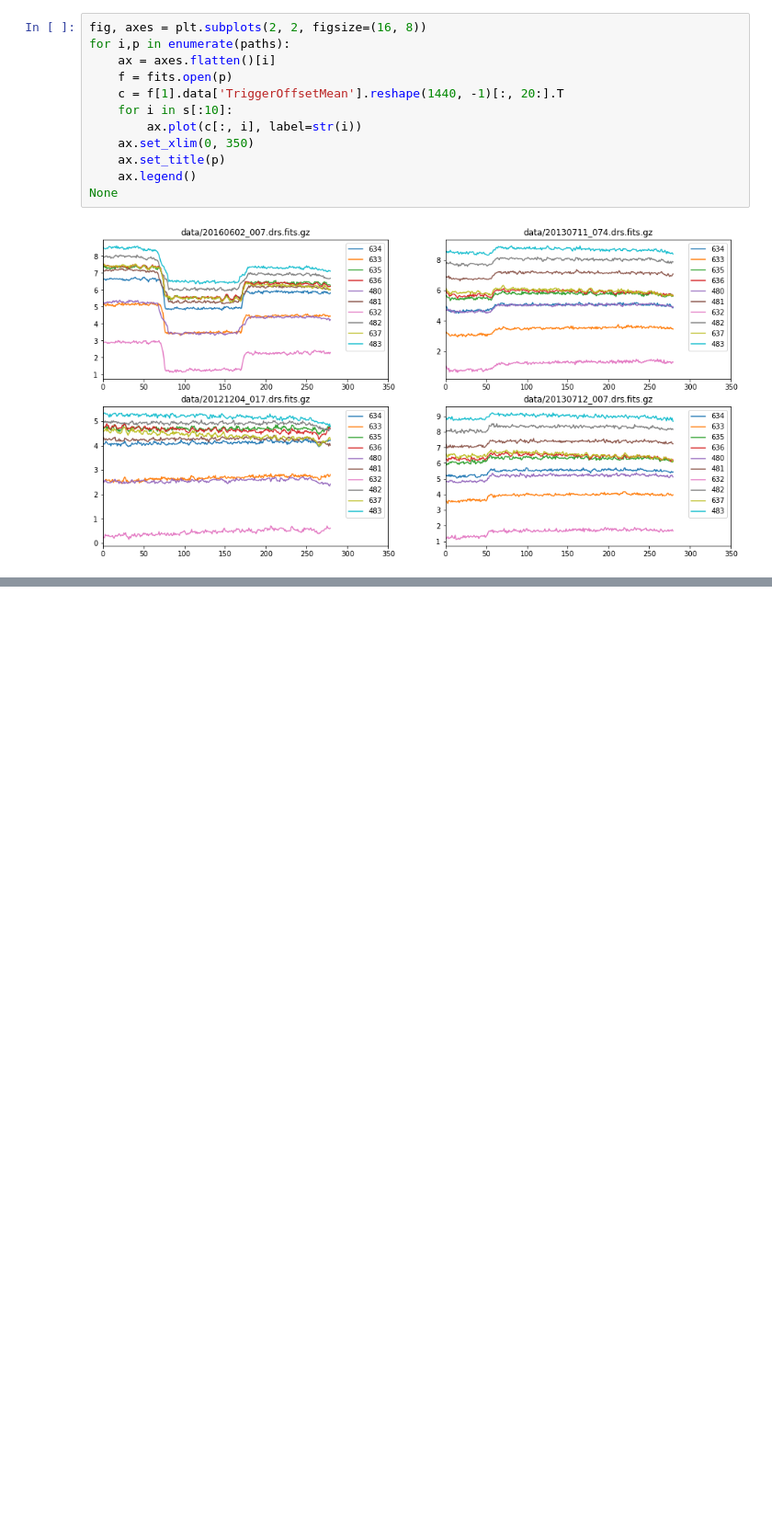
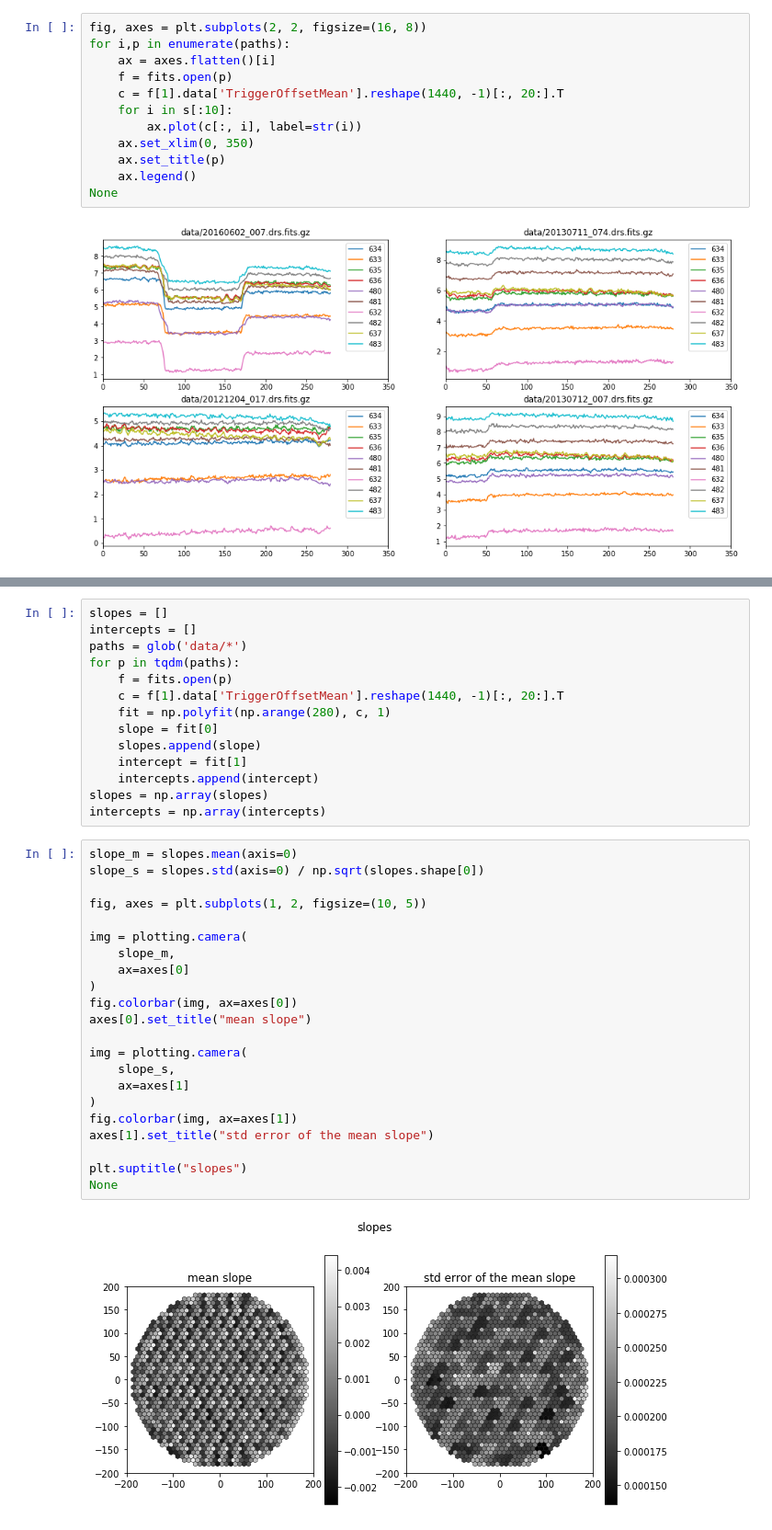
Before and after one commit to dneise/trigger_offset_study, a Jupyter notebook: average_spike_height.ipynb, the cells around one changed output, grey strips where cells are left out. Shown at 92% size. Saved outputs shown, nothing was run; the diff lists cells and outputs as text; blank space fills up the shorter version.

Commit message:
add slope and intercept study

```diff
--- a/average_spike_height.ipynb
+++ b/average_spike_height.ipynb
@@ -105,0 +119,38 @@ None
+# %%
+slopes = []
+intercepts = []
+paths = glob('data/*')
+for p in tqdm(paths):
+    f = fits.open(p)
+    c = f[1].data['TriggerOffsetMean'].reshape(1440, -1)[:, 20:].T
+    fit = np.polyfit(np.arange(280), c, 1)
+    slope = fit[0]
+    slopes.append(slope)
+    intercept = fit[1]
+    intercepts.append(intercept)
+slopes = np.array(slopes)
+intercepts = np.array(intercepts)
+# %%
+slope_m = slopes.mean(axis=0)
+slope_s = slopes.std(axis=0) / np.sqrt(slopes.shape[0])
+
+fig, axes = plt.subplots(1, 2, figsize=(10, 5))
+
+img = plotting.camera(
+    slope_m,
+    ax=axes[0]
+)
+fig.colorbar(img, ax=axes[0])
+axes[0].set_title("mean slope")
+
+img = plotting.camera(
+    slope_s,
+    ax=axes[1]
+)
+fig.colorbar(img, ax=axes[1])
+axes[1].set_title("std error of the mean slope")
+
+plt.suptitle("slopes")
+None
+# %% [output]
+[figure, added]
```
Also changed, not shown: parts of 2 cells of this notebook.
